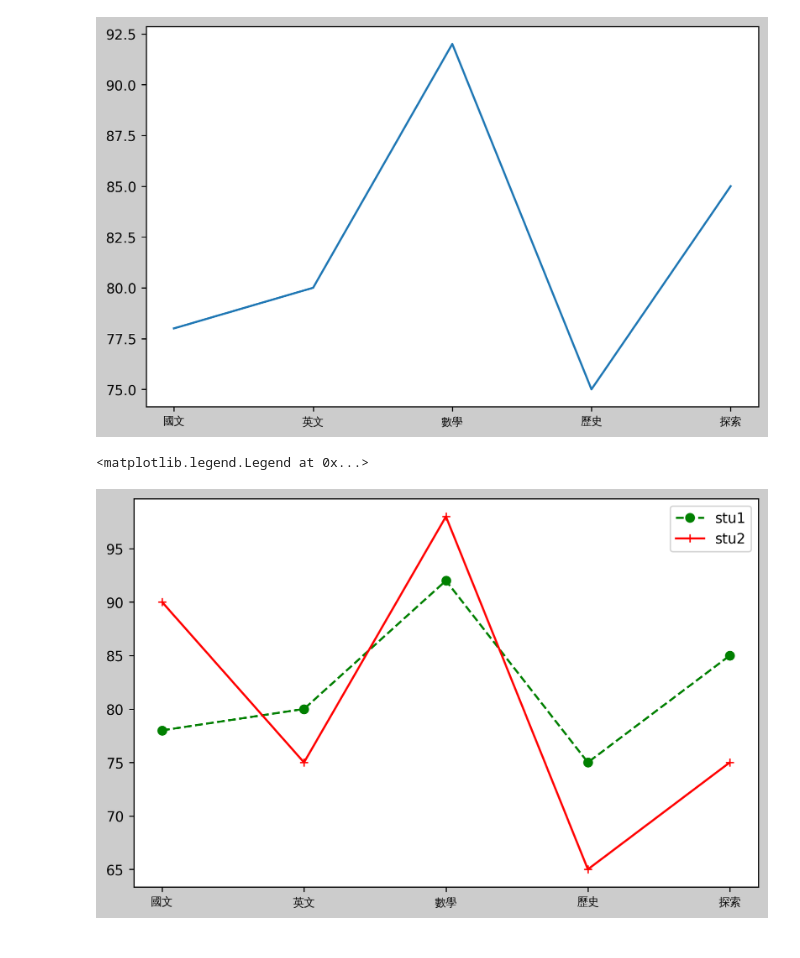
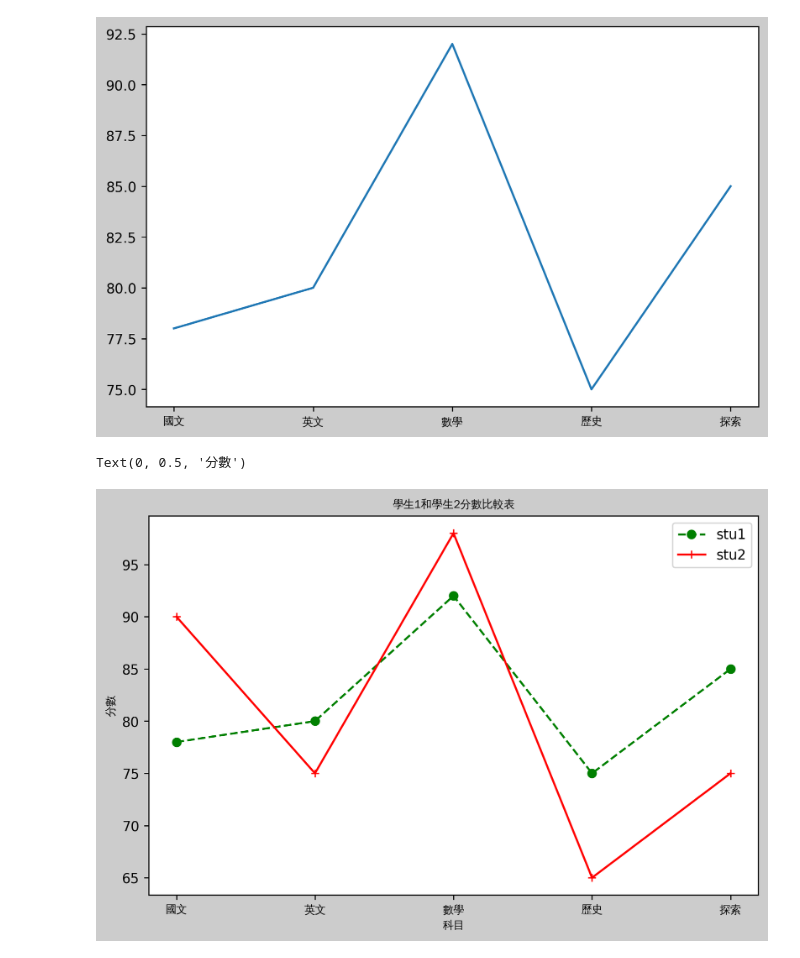
Before and after one commit to Bebe1125/_2023_07_23_sunday_, a Jupyter notebook: lesson15_1.ipynb, the cells around one changed output. Drawn from its saved outputs; the diff is of its cells as text; code cells hidden in the pictures.

```diff
--- a/lesson15_1.ipynb
+++ b/lesson15_1.ipynb
@@ -30,28 +30,31 @@ axes.set_xticklabels(student1.keys(),fontproperties=font)
 # %%
 #使用codespace 要安裝中文字型
 #install 要加-y
 #命令列:sudo apt-get update -y
 #命令列:sudo apt-get install -y fonts-wqy-zenhei
 #說明網址:https://askubuntu.com/questions/490829/how-can-i-install-chinese-fonts-on-kubuntu-14-04
 #字型位置:/usr/share/fonts/truetype/wqy/wqy-zenhei.ttc
 
 import matplotlib.pyplot as plt
 from matplotlib.font_manager import FontProperties
 #mac: font=FontProperties(fname='/Library/Fonts/Arial Unicode.ttf',size=8)
 #mac: font1=FontProperties(fname='/Library/Fonts/Arial Unicode.ttf',size=12)
 #window: font=FontProperties(fname=r'c:\windows\fonts\simsun.ttc',size=8)
 
 font = FontProperties(fname='/usr/share/fonts/truetype/wqy/wqy-zenhei.ttc',size=8)
 
 student1 =  {'國文':78, '英文':80, '數學':92, '歷史':75, '探索':85}
 student2 = {'國文':90, '英文':75, '數學':98, '歷史':65, '探索':75}
 
 figure = plt.figure(figsize=(8, 5), dpi=250, facecolor="#cccccc")
 axes = figure.add_subplot(1,1,1)
 axes.plot(student1.keys(),student1.values(),'g--o',label='stu1')
 axes.plot(student2.keys(),student2.values(),'r-+',label='stu2')
 axes.set_xticklabels(student1.keys(),fontproperties=font)
 axes.legend()
+axes.set_title("學生1和學生2分數比較表",fontproperties=font)
+axes.set_xlabel("科目",fontproperties=font)
+axes.set_ylabel("分數",fontproperties=font)
 # %% [output]
-<matplotlib.legend.Legend at 0x...>
+Text(0, 0.5, '分數')
-[figure, old version]
+[figure, new version]
```
